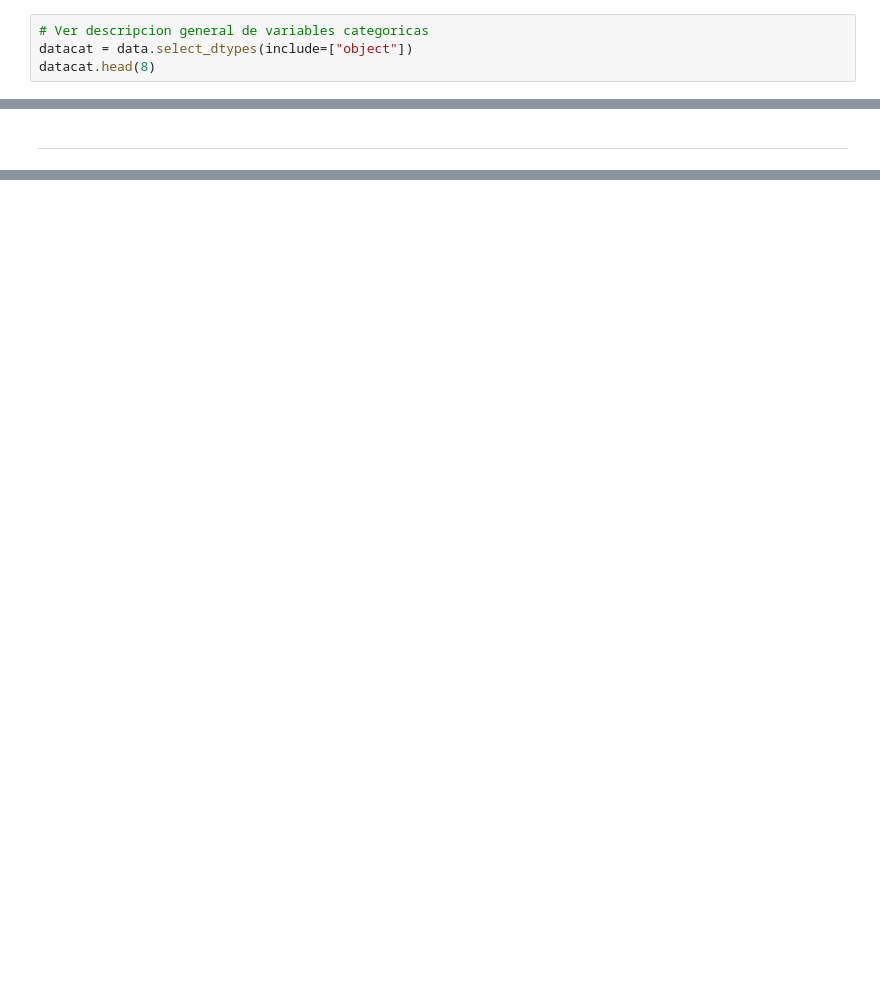
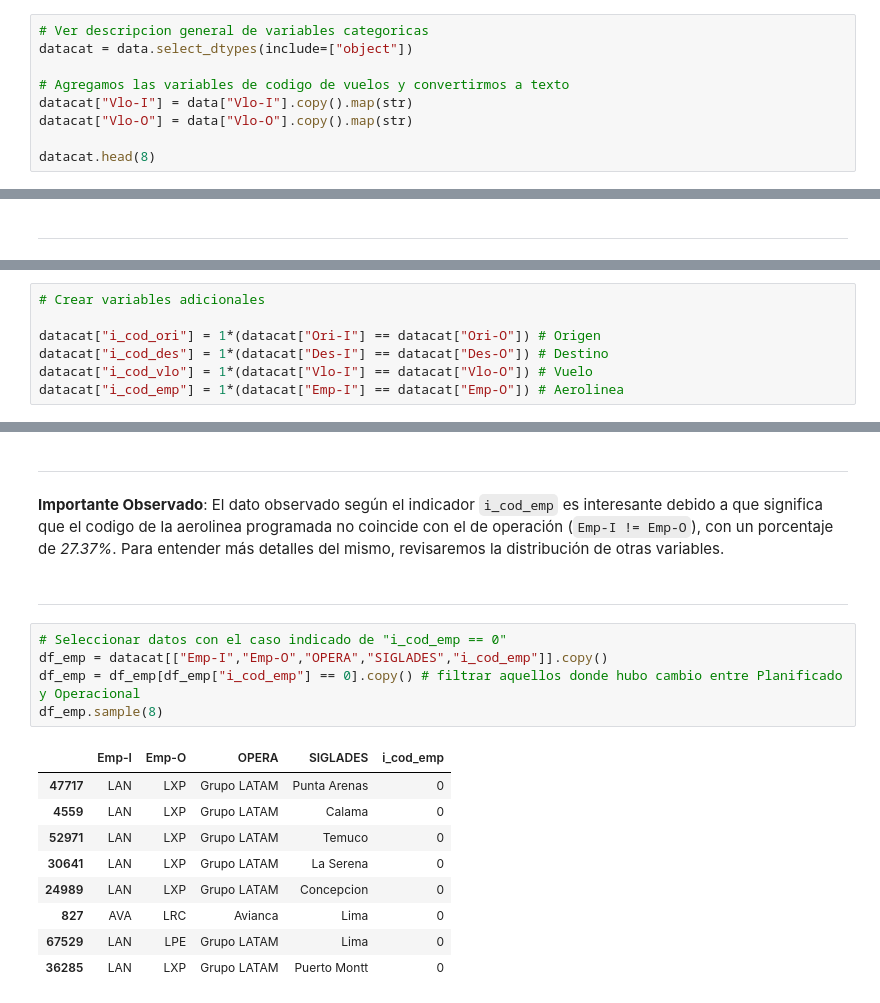
Before and after one commit to Mishagk/LATAM-Desafio-DS, a Jupyter notebook: solution.ipynb, the cells around one changed output, grey strips where cells are left out. Cells and saved outputs as stored; diff of their text form; blank space fills up the shorter version.

Commit message:
actualizacion - exploración de datos y respuesta desafio Q1

```diff
--- a/solution.ipynb
+++ b/solution.ipynb
@@ -598,6 +606,11 @@ En este segmento analizaremos como estan distribuidas las variables. Además, es
 # %%
 # Ver descripcion general de variables categoricas
 datacat = data.select_dtypes(include=["object"])
+
+# Agregamos las variables de codigo de vuelos y convertirmos a texto
+datacat["Vlo-I"] = data["Vlo-I"].copy().map(str)
+datacat["Vlo-O"] = data["Vlo-O"].copy().map(str)
+
 datacat.head(8)
 # %% [output]
 |  | Ori-I | Des-I | Emp-I | Ori-O | Des-O | Emp-O | DIANOM | TIPOVUELO | OPERA | SIGLAORI | SIGLADES | ... |
@@ -643,0 +664,7 @@ ___
+# %%
+# Crear variables adicionales
+
+datacat["i_cod_ori"] = 1*(datacat["Ori-I"] == datacat["Ori-O"]) # Origen
+datacat["i_cod_des"] = 1*(datacat["Des-I"] == datacat["Des-O"]) # Destino
+datacat["i_cod_vlo"] = 1*(datacat["Vlo-I"] == datacat["Vlo-O"]) # Vuelo
+datacat["i_cod_emp"] = 1*(datacat["Emp-I"] == datacat["Emp-O"]) # Aerolinea
@@ -851,0 +921,21 @@ Valores con menos registros:
+# %% [markdown]
+___
+# %% [markdown]
+**Importante Observado**: El dato observado según el indicador `i_cod_emp` es interesante debido a que significa que el codigo de la aerolinea programada no coincide con el de operación (`Emp-I != Emp-O`), con un porcentaje de *27.37%*. Para entender más detalles del mismo, revisaremos la distribución de otras variables.
+# %% [markdown]
+___
+# %%
+# Seleccionar datos con el caso indicado de "i_cod_emp == 0"
+df_emp = datacat[["Emp-I","Emp-O","OPERA","SIGLADES","i_cod_emp"]].copy()
+df_emp = df_emp[df_emp["i_cod_emp"] == 0].copy() # filtrar aquellos donde hubo cambio entre Planificado y Operacional
+df_emp.sample(8)
+# %% [output]
+|  | Emp-I | Emp-O | OPERA | SIGLADES | i_cod_emp |
+| 47717 | LAN | LXP | Grupo LATAM | Punta Arenas | 0 |
+| 4559 | LAN | LXP | Grupo LATAM | Calama | 0 |
+| 52971 | LAN | LXP | Grupo LATAM | Temuco | 0 |
+| 30641 | LAN | LXP | Grupo LATAM | La Serena | 0 |
+| 24989 | LAN | LXP | Grupo LATAM | Concepcion | 0 |
+| 827 | AVA | LRC | Avianca | Lima | 0 |
+| 67529 | LAN | LPE | Grupo LATAM | Lima | 0 |
+| 36285 | LAN | LXP | Grupo LATAM | Puerto Montt | 0 |
```
Also changed, not shown: parts of 35 cells of this notebook.
